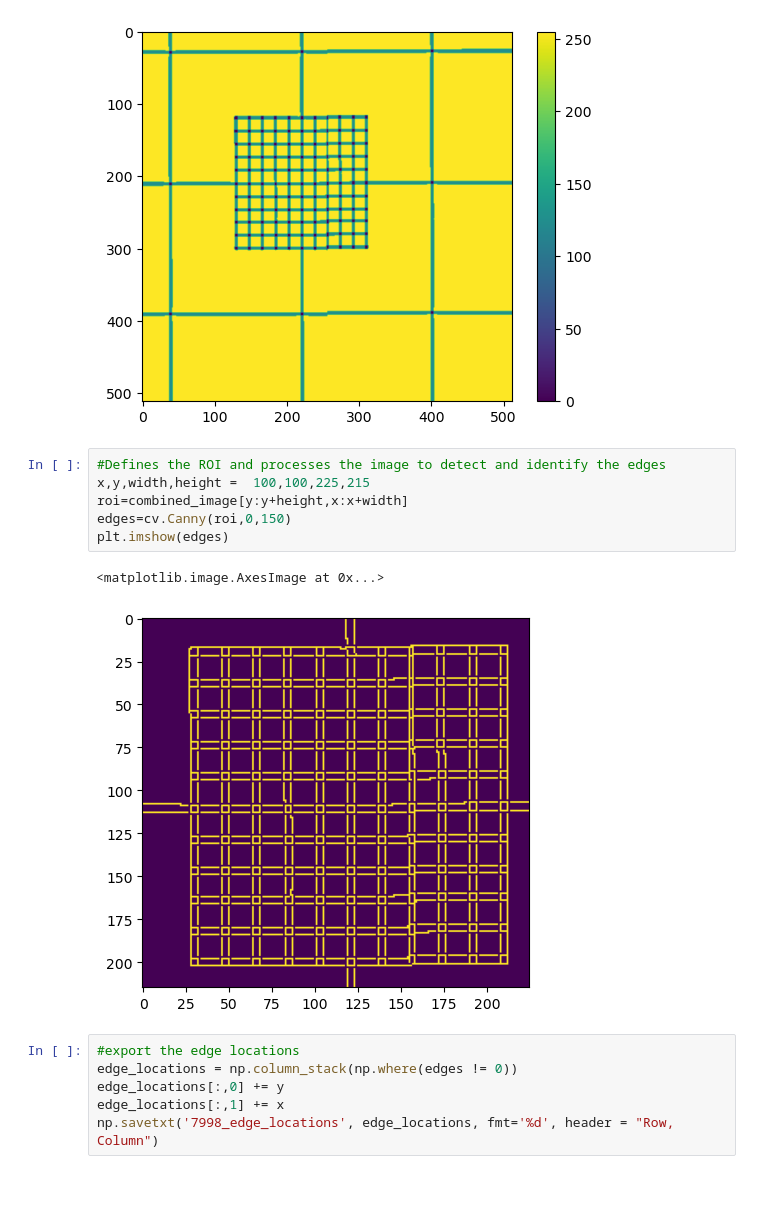
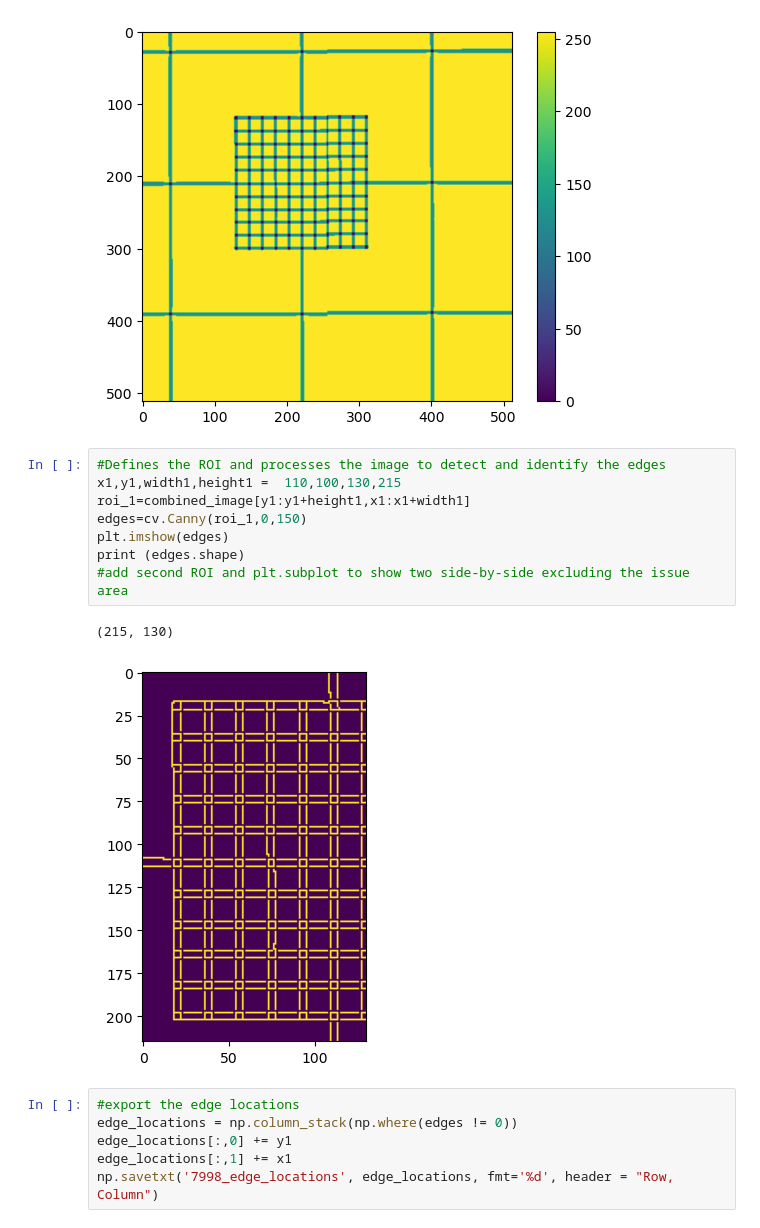
Before and after one commit to ornlneutronimaging/MCP_Sensor_Resolution, a Jupyter notebook: Braggsr/devCVresolution_combined.ipynb, the cells around one changed output. Saved outputs shown, nothing was run; the diff lists cells and outputs as text; blank space fills up the shorter version.

```diff
--- a/Braggsr/devCVresolution_combined.ipynb
+++ b/Braggsr/devCVresolution_combined.ipynb
@@ -105,17 +106,19 @@ plt.colorbar ()
 [figure]
 # %%
 #Defines the ROI and processes the image to detect and identify the edges
-x,y,width,height =  100,100,225,215
-roi=combined_image[y:y+height,x:x+width]
-edges=cv.Canny(roi,0,150)
+x1,y1,width1,height1 =  110,100,130,215
+roi_1=combined_image[y1:y1+height1,x1:x1+width1]
+edges=cv.Canny(roi_1,0,150)
 plt.imshow(edges)
+print (edges.shape)
+#add second ROI and plt.subplot to show two side-by-side excluding the issue area
 # %% [output]
-<matplotlib.image.AxesImage at 0x...>
+(215, 130)
-[figure, old version]
+[figure, new version]
 # %%
 #export the edge locations
 edge_locations = np.column_stack(np.where(edges != 0))
-edge_locations[:,0] += y
-edge_locations[:,1] += x
+edge_locations[:,0] += y1
+edge_locations[:,1] += x1
 np.savetxt('7998_edge_locations', edge_locations, fmt='%d', header = "Row, Column")
 # %%
```
Also changed, not shown: parts of 4 cells of this notebook, 3 other files.
